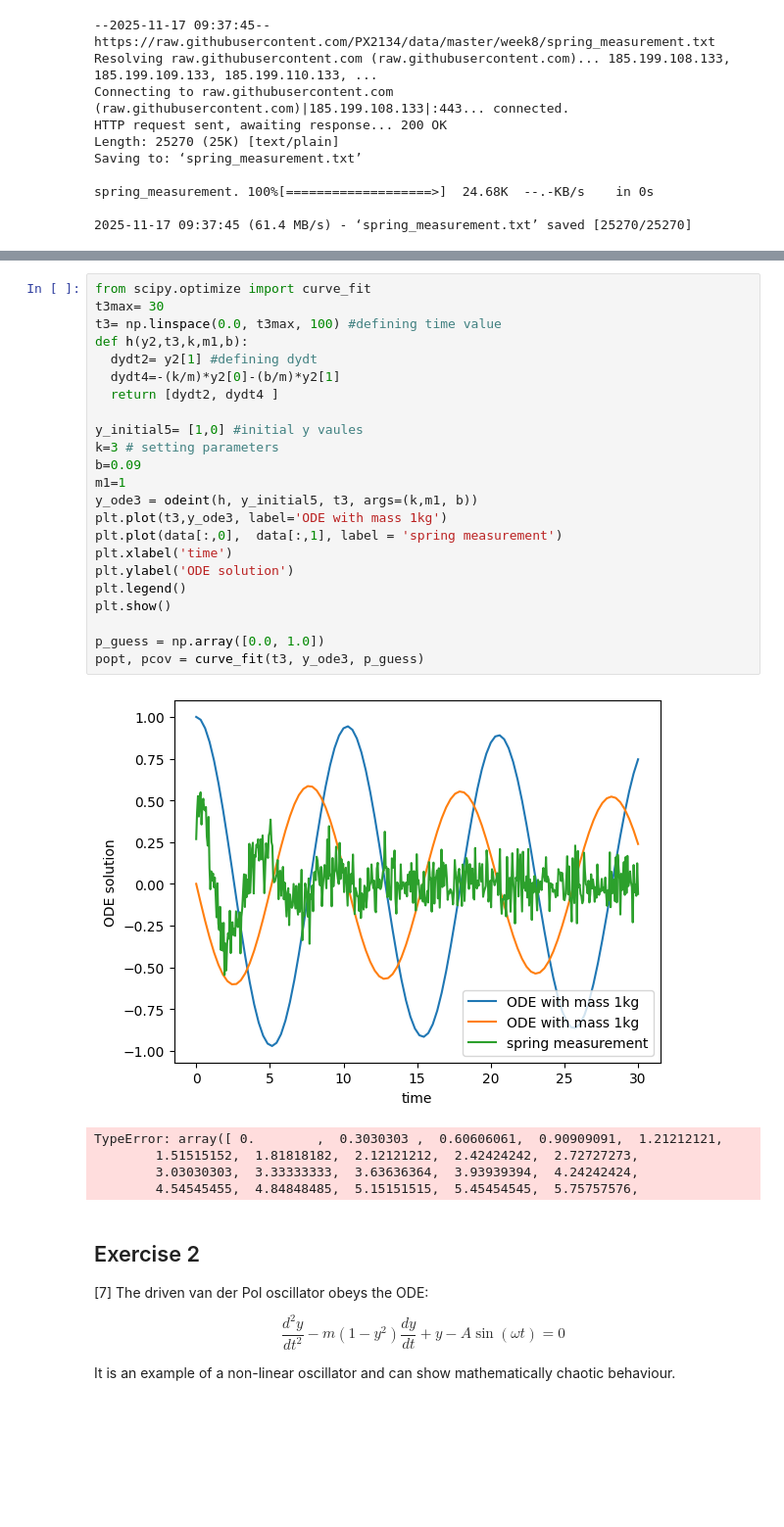
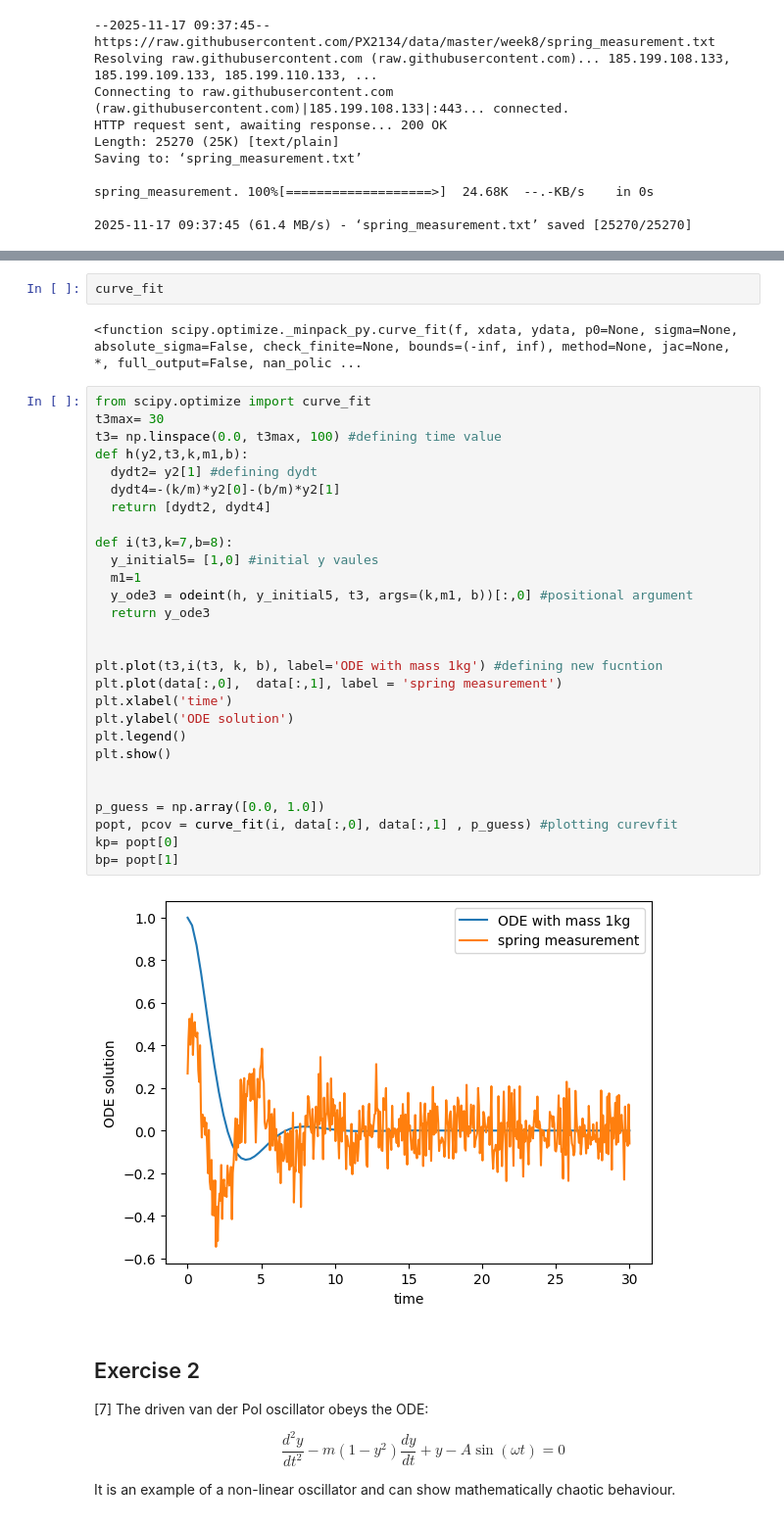
Before and after one commit to PX2145-2025/week-8-b-Anest-Cunliffe, a Jupyter notebook: ODEs.ipynb, the cells around one changed output, grey strips where cells are left out. Shown at 98% size. Cells and saved outputs as stored; diff of their text form; blank space fills up the shorter version.

```diff
--- a/ODEs.ipynb
+++ b/ODEs.ipynb
@@ -306,35 +306,40 @@ plt.title('position of mass at the end of a spring as a function of time')
 # %% [output]
 Text(0.5, 1.0, 'position of mass at the end of a spring as a function of time')
 [figure]
+# %%
+curve_fit
+# %% [output]
+<function scipy.optimize._minpack_py.curve_fit(f, xdata, ydata, p0=None, sigma=None, absolute_sigma=False, check_finite=None, bounds=(-inf, inf), method=None, jac=None, *, full_output=False, nan_polic ...
 # %%
 from scipy.optimize import curve_fit
 t3max= 30
 t3= np.linspace(0.0, t3max, 100) #defining time value
 def h(y2,t3,k,m1,b):
   dydt2= y2[1] #defining dydt
   dydt4=-(k/m)*y2[0]-(b/m)*y2[1]
-  return [dydt2, dydt4 ]
+  return [dydt2, dydt4]
 
-y_initial5= [1,0] #initial y vaules
-k=3 # setting parameters
-b=0.09
-m1=1
-y_ode3 = odeint(h, y_initial5, t3, args=(k,m1, b))
-plt.plot(t3,y_ode3, label='ODE with mass 1kg')
+def i(t3,k=7,b=8):
+  y_initial5= [1,0] #initial y vaules
+  m1=1
+  y_ode3 = odeint(h, y_initial5, t3, args=(k,m1, b))[:,0] #positional argument
+  return y_ode3
+
+
+plt.plot(t3,i(t3, k, b), label='ODE with mass 1kg') #defining new fucntion
 plt.plot(data[:,0],  data[:,1], label = 'spring measurement')
 plt.xlabel('time')
 plt.ylabel('ODE solution')
 plt.legend()
 plt.show()
 
+
 p_guess = np.array([0.0, 1.0])
-popt, pcov = curve_fit(t3, y_ode3, p_guess)
+popt, pcov = curve_fit(i, data[:,0], data[:,1] , p_guess) #plotting curevfit
+kp= popt[0]
+bp= popt[1]
 # %% [output]
-[figure, old version]
+[figure, new version]
-TypeError: array([ 0.        ,  0.3030303 ,  0.60606061,  0.90909091,  1.21212121,
-        1.51515152,  1.81818182,  2.12121212,  2.42424242,  2.72727273,
-        3.03030303,  3.33333333,  3.63636364,  3.93939394,  4.24242424,
-        4.54545455,  4.84848485,  5.15151515,  5.45454545,  5.75757576,
 # %% [markdown]
 ## Exercise 2
 
```
Also changed, not shown: parts of 1 cell of this notebook.
